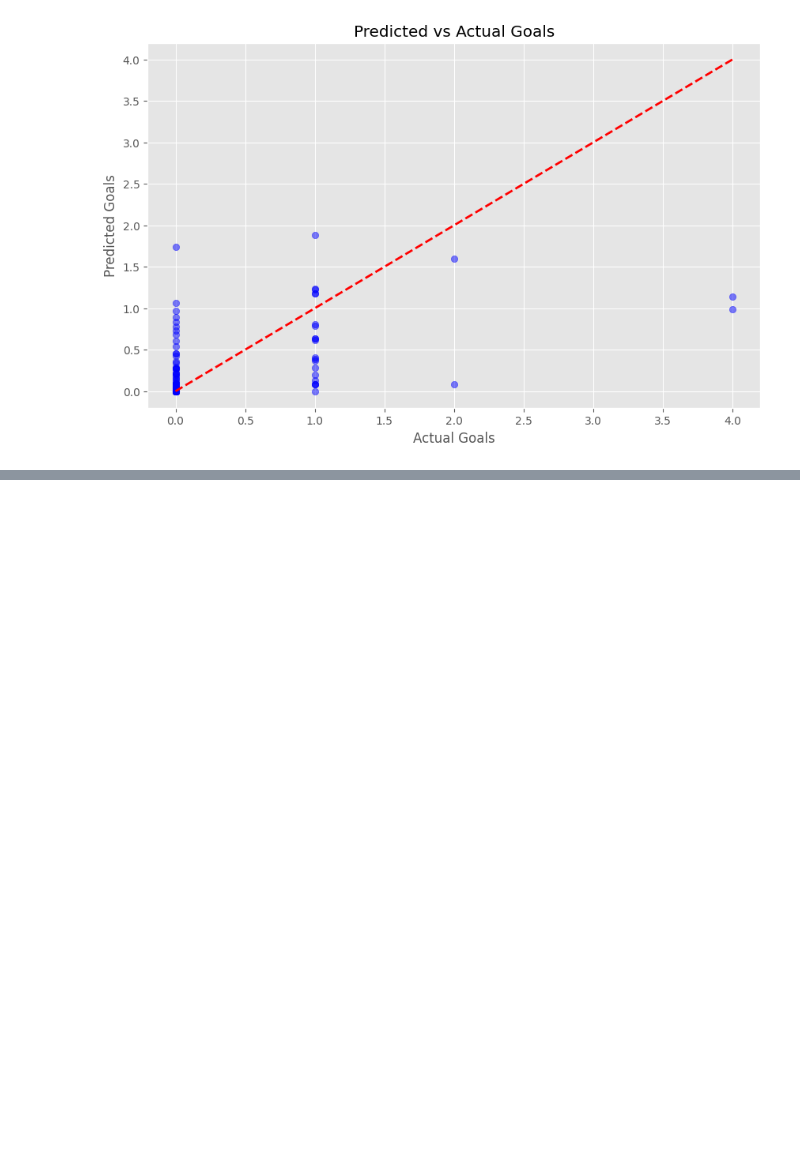
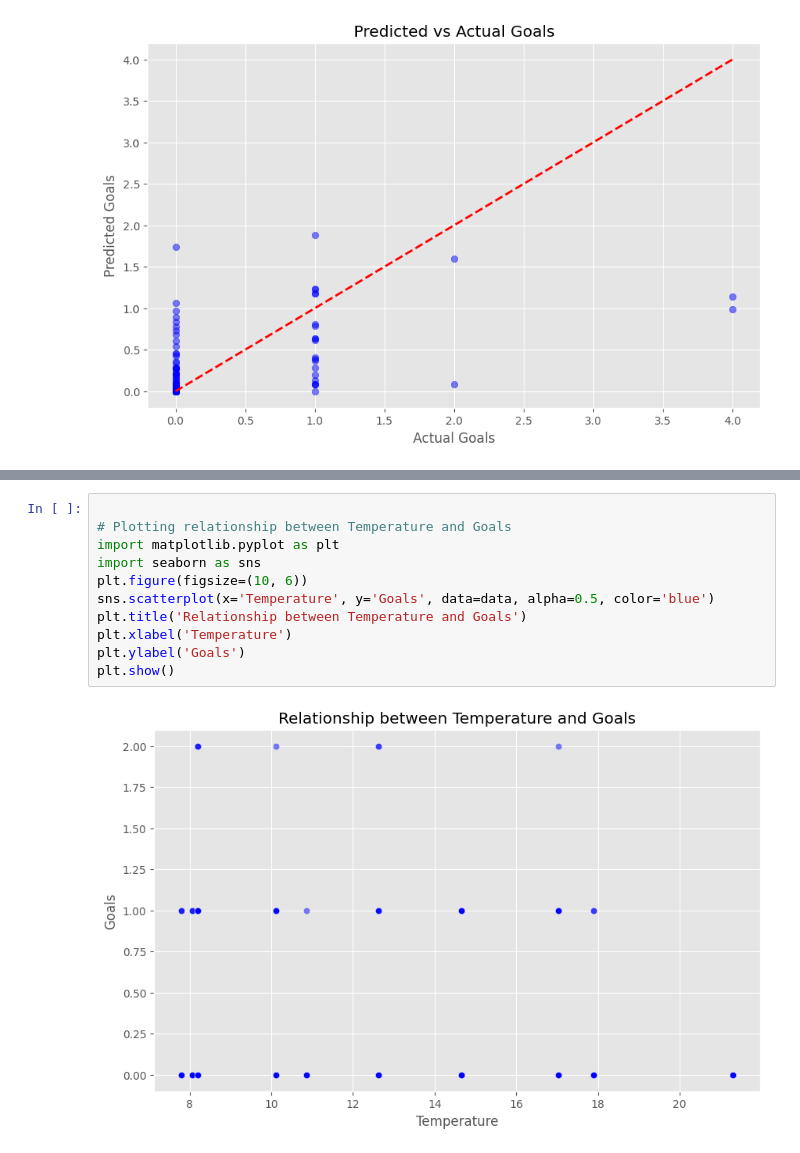
Before and after one commit to Shahbazi-Amir/Football_Player-_prediction, a Jupyter notebook: Football_players_predict.ipynb, the cells around one changed output, grey strips where cells are left out. Saved outputs shown, nothing was run; the diff lists cells and outputs as text; blank space fills up the shorter version.

```diff
--- a/Football_players_predict.ipynb
+++ b/Football_players_predict.ipynb
@@ -910,0 +966,13 @@ plt.show()
+# %%
+
+# Plotting relationship between Temperature and Goals
+import matplotlib.pyplot as plt
+import seaborn as sns
+plt.figure(figsize=(10, 6))
+sns.scatterplot(x='Temperature', y='Goals', data=data, alpha=0.5, color='blue')
+plt.title('Relationship between Temperature and Goals')
+plt.xlabel('Temperature')
+plt.ylabel('Goals')
+plt.show()
+# %% [output]
+[figure, added]
```
Also changed, not shown: parts of 12 cells of this notebook.
